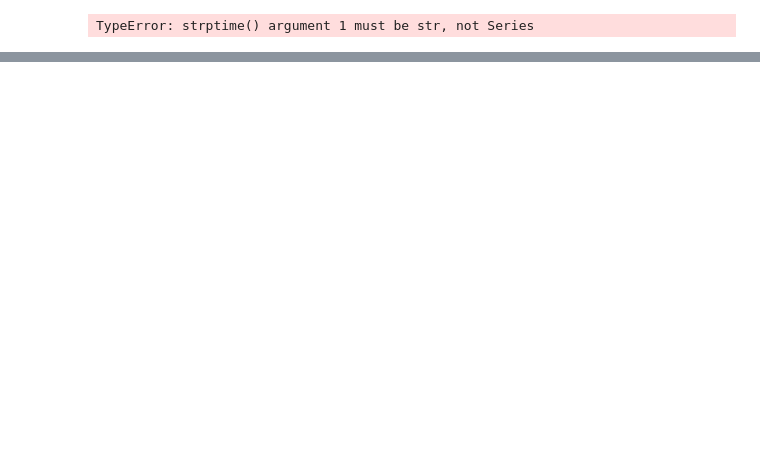
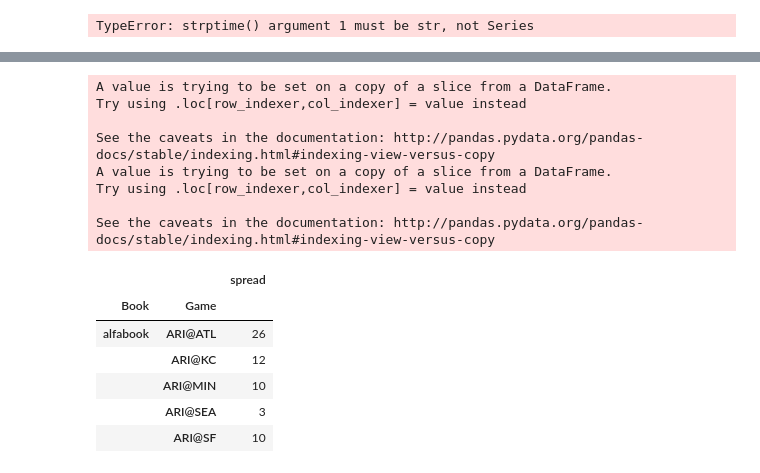
Before and after one commit to bennykan/ML1030, a Jupyter notebook: ML 1030 - Data Exploration.ipynb, the cells around one changed output, grey strips where cells are left out. Cells and saved outputs as stored; diff of their text form; code cells hidden in the pictures; blank space fills up the shorter version.

```diff
--- a/ML 1030 - Data Exploration.ipynb
+++ b/ML 1030 - Data Exploration.ipynb
@@ -94,0 +56,58 @@ dtype: float64
+# %%
+import pandas as pd
+import glob
+import os
+sportsbook_data = pd.read_csv (r'C:\Users\shabe\sportsbook_data_ALL_with_Juice.csv')
+#checking if the import worked
+sportsbook_data.head()
+pregame_data = sportsbook_data.loc[(sportsbook_data.PreGame==True)]
+#checking if the subset worked
+pregame_data.head()
+#1. Analysis of Odds Movement:
+#a. Which sportsbooks tend to move the odds the most?
+home_analysis_data = pregame_data[['Book', 'Home_x','Game', 'Home Moneyline','Home Pointspread points','Home Pointspread odds']]
+home_analysis_data.head()
+home_analysis_data["Home Moneyline"] = pd.to_numeric(home_analysis_data["Home Moneyline"],errors='coerce')
+home_analysis_data["Home Pointspread points"] = pd.to_numeric(home_analysis_data["Home Pointspread points"],errors='coerce')
+home_analysis_data.dtypes
+home_std_dev = home_analysis_data.groupby(['Book','Home_x']).agg({'Home Moneyline':'std',
+                                                                  'Home Pointspread points':'std',
+                                                                  'Home Pointspread odds':'std'})
+home_std_dev.head()
+
+away_analysis_data = pregame_data[['Book', 'Away_x','Game', 'Away Moneyline','Away Pointspread points','Away Pointspread odds',]]
+away_analysis_data.head()
+away_analysis_data["Away Moneyline"] = pd.to_numeric(away_analysis_data["Away Moneyline"],errors='coerce')
+away_analysis_data["Away Pointspread points"] = pd.to_numeric(away_analysis_data["Away Pointspread points"],errors='coerce')
+away_analysis_data.dtypes
+away_std_dev = away_analysis_data.groupby(['Book','Away_x']).agg({'Away Moneyline':'std',
+                                                                  'Away Pointspread points':'std',
+                                                                  'Away Pointspread odds':'std'})
+away_std_dev.head()
+
+
+#b. What is the frequency of the moves per game? Determine the average per match for each of the major sports.
+home_unique_count= home_analysis_data.groupby(['Book','Game'])['Home Moneyline'].nunique()
+print (home_unique_count)
+away_unique_count= away_analysis_data.groupby(['Book','Game'])['Away Moneyline'].nunique()
+print (away_unique_count)
+#c. How did the odds open and close for each game?
+#d. What changes took place within the spread, over/under and total for each game?
+#Calculating spread of home and away
+home_spread_analysis = pregame_data[['Book', 'Home_x','Game', 'PtsW','PtsL','Over odds', 'Under odds','Total points']]
+away_spread_analysis = pregame_data[['Book', 'Away_x','Game', 'PtsW','PtsL','Over odds', 'Under odds','Total points']]
+home_spread_analysis['spread'] = home_spread_analysis['PtsW'] - home_spread_analysis['PtsL']
+away_spread_analysis['spread'] = away_spread_analysis['PtsW'] - away_spread_analysis['PtsL']
+
+home_spread_min =pd.DataFrame()
+home_spread_med =pd.DataFrame()
+home_spread_max =pd.DataFrame()
+
+home_spread_min= home_spread_analysis.groupby(['Book','Game']).agg({'spread':'min'})
+home_spread_med= home_spread_analysis.groupby(['Book','Game']).agg({'spread':'median'})
+home_spread_max= home_spread_analysis.groupby(['Book','Game']).agg({'spread':'max'})
+
+home_spread_min.head()
+home_spread_med.head()
+home_spread_max.head()
+# %% [output]
@@ -94,0 +149,15 @@ dtype: float64
+A value is trying to be set on a copy of a slice from a DataFrame.
+Try using .loc[row_indexer,col_indexer] = value instead
+
+See the caveats in the documentation: http://pandas.pydata.org/pandas-docs/stable/indexing.html#indexing-view-versus-copy
+A value is trying to be set on a copy of a slice from a DataFrame.
+Try using .loc[row_indexer,col_indexer] = value instead
+
+See the caveats in the documentation: http://pandas.pydata.org/pandas-docs/stable/indexing.html#indexing-view-versus-copy
+|  |  | spread |
+| Book | Game |  |
+| alfabook | ARI@ATL | 26 |
+|  | ARI@KC | 12 |
+|  | ARI@MIN | 10 |
+|  | ARI@SEA | 3 |
+|  | ARI@SF | 10 |
```
Also changed, not shown: parts of 5 cells of this notebook.
